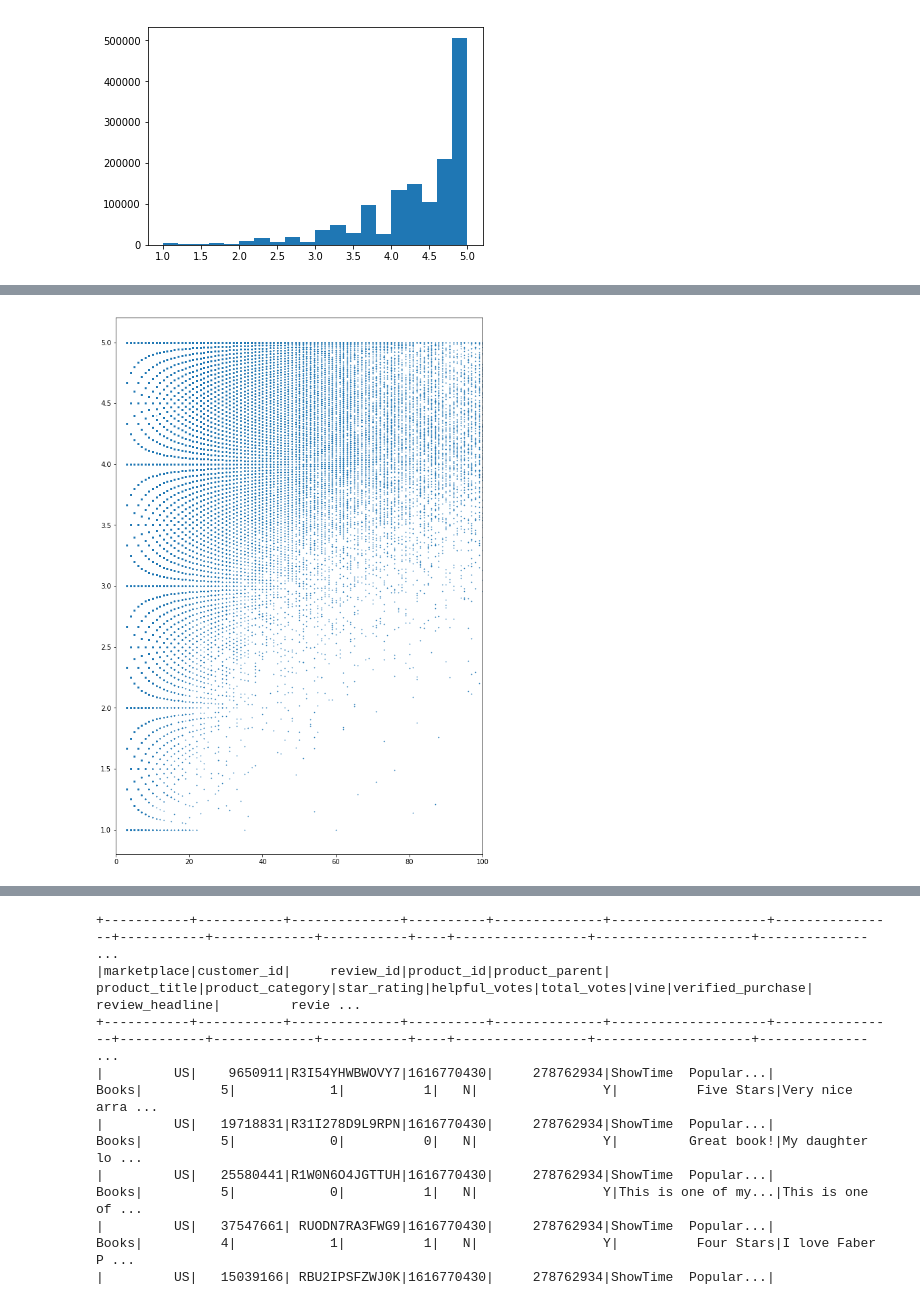
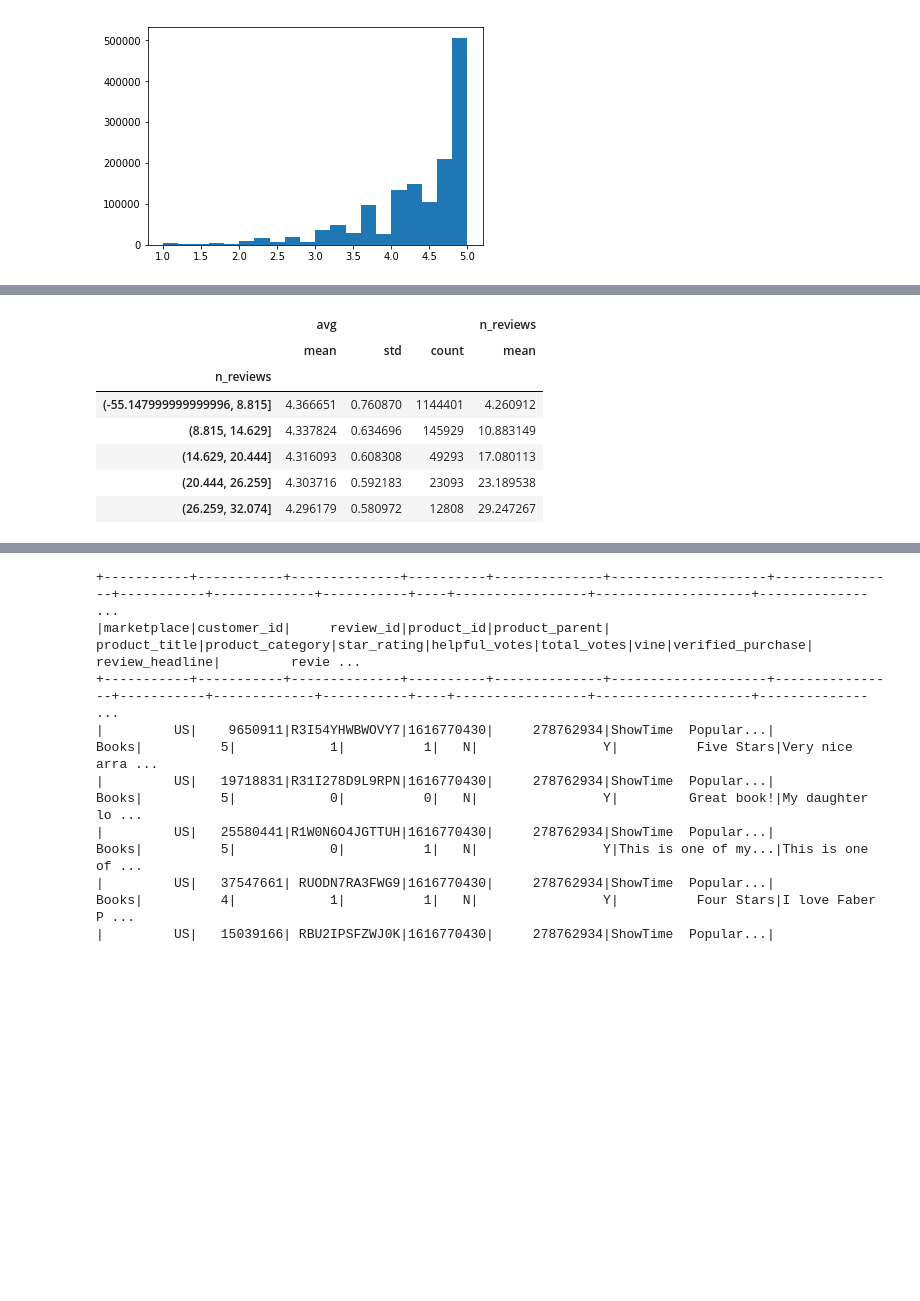
Before and after one commit to Billotais/cs_401_project, a Jupyter notebook: notebook.ipynb, the cells around one changed output, grey strips where cells are left out. Drawn from its saved outputs; the diff is of its cells as text; code cells hidden in the pictures; blank space fills up the shorter version.

```diff
--- a/notebook.ipynb
+++ b/notebook.ipynb
@@ -864,9 +869,13 @@ sns.jointplot(by_user_pd['n_reviews'], by_user_pd['avg'], kind='kde')
-# %%
-plt.figure(figsize=(10,15))
-plt.scatter(by_user_pd['n_reviews'], by_user_pd['avg'], s=0.5)
-
-#plt.xscale('log')
-plt.xlim(0, 100)
-plt.show()
-# %% [output]
-[figure, removed]
+# %%
+user_rating_by_count = by_user_pd.groupby(pd.cut(by_user_pd['n_reviews'], bins=10000, include_lowest=True)).agg({'avg':['mean', 'std','count'], 'n_reviews':'mean'})
+#user_rating_by_count = user_rating_by_count.dropna()
+user_rating_by_count.head()
+# %% [output]
+|  | avg |  |  | n_reviews |
+|  | mean | std | count | mean |
+| n_reviews |  |  |  |  |
+| (-55.147999999999996, 8.815] | 4.366651 | 0.760870 | 1144401 | 4.260912 |
+| (8.815, 14.629] | 4.337824 | 0.634696 | 145929 | 10.883149 |
+| (14.629, 20.444] | 4.316093 | 0.608308 | 49293 | 17.080113 |
+| (20.444, 26.259] | 4.303716 | 0.592183 | 23093 | 23.189538 |
+| (26.259, 32.074] | 4.296179 | 0.580972 | 12808 | 29.247267 |
```
Also changed, not shown: parts of 5 cells of this notebook.
